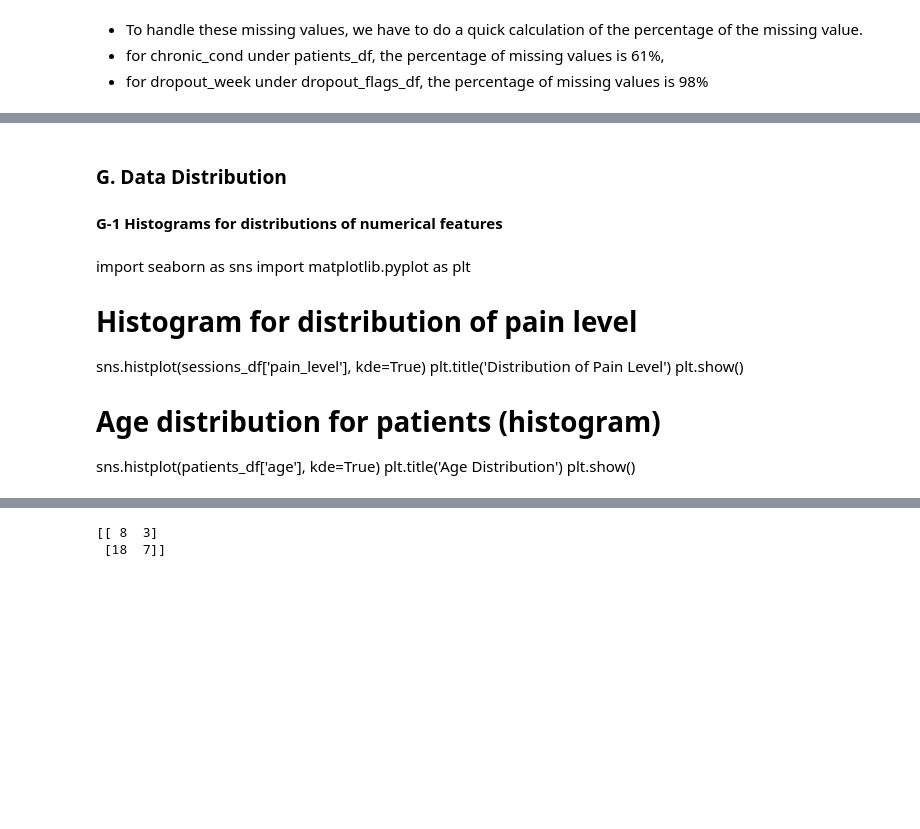
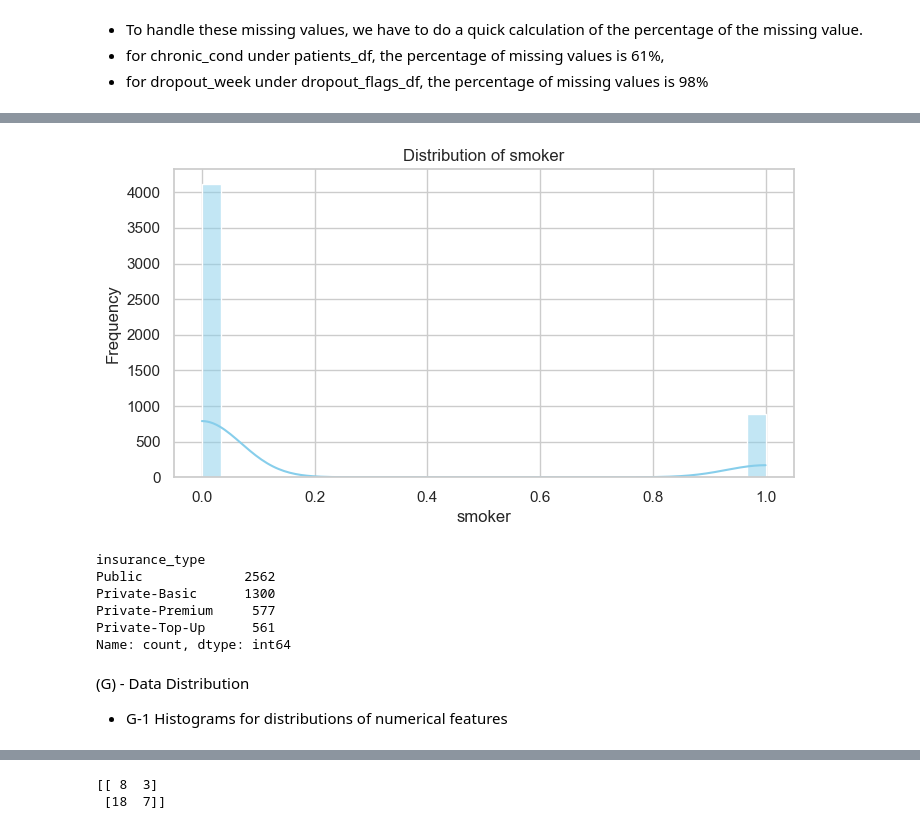
Before and after one commit to FlorenceRobinson-Tashie/MedOptix_Project, a Jupyter notebook: notebooks/med_optix.ipynb, the cells around one changed output, grey strips where cells are left out. Saved outputs shown, nothing was run; the diff lists cells and outputs as text; code cells hidden in the pictures; blank space fills up the shorter version.

```diff
--- a/notebooks/med_optix.ipynb
+++ b/notebooks/med_optix.ipynb
@@ -744,16 +1139,24 @@ Encoding (Convert categorical variables into numerical format (e.g., One-Hot, La
+# %%
+import seaborn as sns
+import matplotlib.pyplot as plt
+
+plt.figure(figsize=(8, 4))
+sns.histplot(patients_df['smoker'], kde=True, bins=30, color='skyblue')
+plt.title('Distribution of smoker')
+plt.xlabel('smoker')
+plt.ylabel('Frequency')
+plt.show()
+# %% [output]
+[figure, added]
+# %%
+patients_df['insurance_type'].value_counts()
+# %% [output]
+insurance_type
+Public             2562
+Private-Basic      1300
+Private-Premium     577
+Private-Top-Up      561
+Name: count, dtype: int64
 # %% [markdown]
-### G. Data Distribution
-#### G-1 Histograms for distributions of numerical features
+(G) - Data Distribution
+- G-1 Histograms for distributions of numerical features
-# %% [markdown]
-import seaborn as sns
-import matplotlib.pyplot as plt
-
-# Histogram for distribution of pain level
-sns.histplot(sessions_df['pain_level'], kde=True)
-plt.title('Distribution of Pain Level')
-plt.show()
-
-# Age distribution for patients (histogram)
-sns.histplot(patients_df['age'], kde=True)
-plt.title('Age Distribution')
-plt.show()
```
Also changed, not shown: parts of 81 cells of this notebook.
